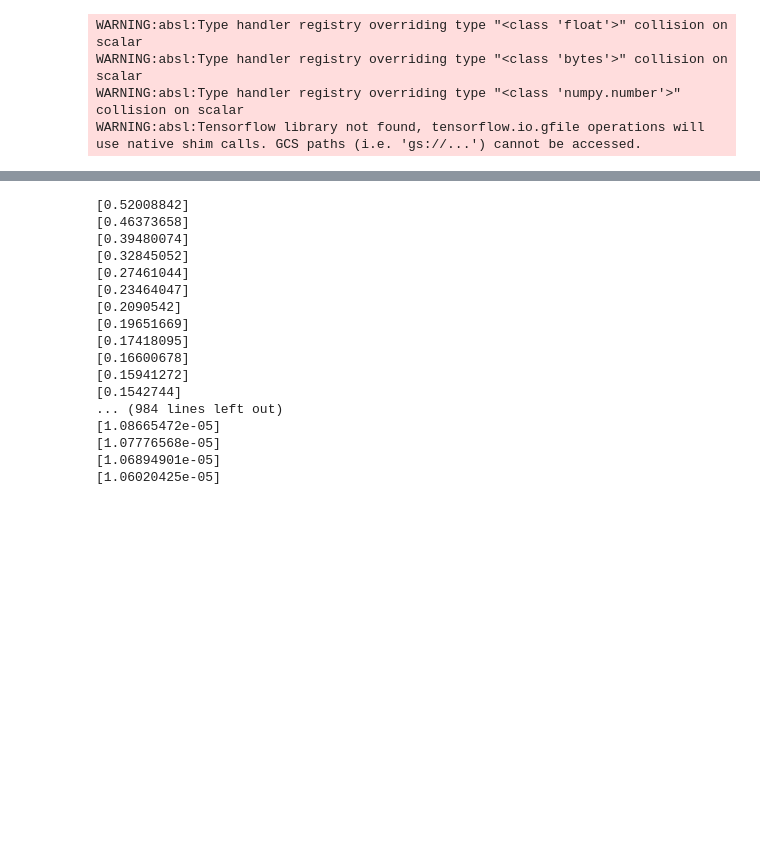
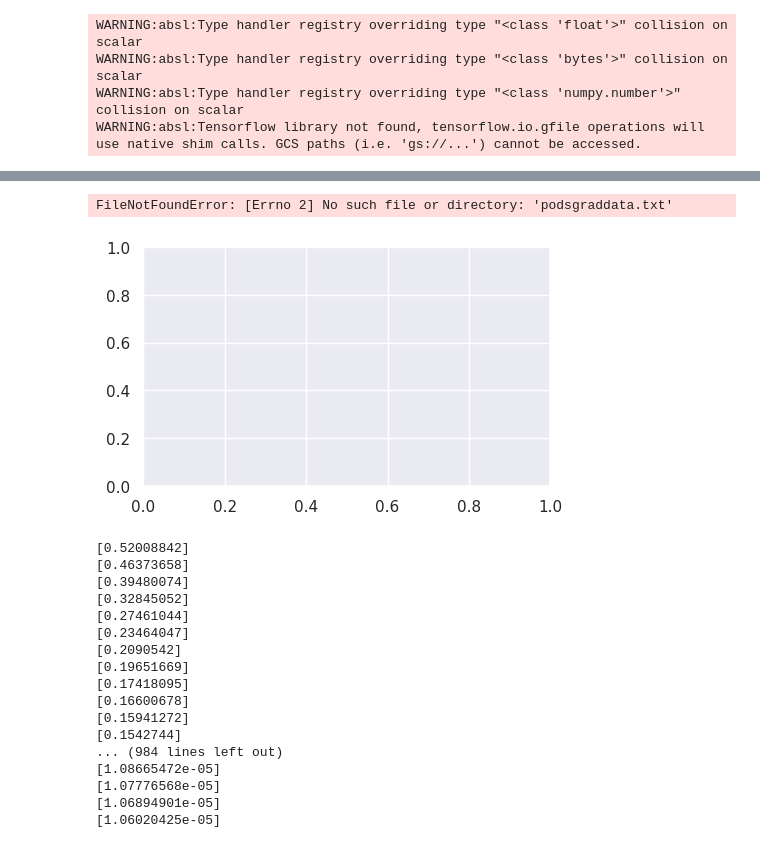
Before and after one commit to dcsteinhauser/HDS, a Jupyter notebook: run_PODS.ipynb, the cells around one changed output, grey strips where cells are left out. Cells and saved outputs as stored; diff of their text form; code cells hidden in the pictures; blank space fills up the shorter version.

```diff
--- a/run_PODS.ipynb
+++ b/run_PODS.ipynb
@@ -211,38 +212,41 @@ blues = sns.color_palette("Blues")
 oranges = sns.color_palette("Oranges")
 PODS = mpatches.Patch(color=oranges[-1], label='PODS')
 PPO = mpatches.Patch(color=blues[-1], label='PPO')
-fancy_legend = [PODS, PPO]
+fancy_legend = [PODS]
 
 
 f, ax = plt.subplots(1, 1, sharey=False, figsize=(5.25,3.1))
 # Read the data from the file
 file_path = 'podsgraddata.txt'
 data = pd.read_csv(file_path)
 data['trajectorylength'] = data['trajectorylength']
 # Calculate the mean and standard deviation across each row (excluding the 'epoch' column)
 data_mean = data.drop(columns=['trajectorylength']).mean(axis=1)
 data_std = data.drop(columns=['trajectorylength']).std(axis=1)
 
 # Plot the mean and fill between the std
 ax.plot(data['trajectorylength'], data_mean, c=oranges[-1])
 ax.fill_between(data['trajectorylength'], data_mean - data_std, data_mean + data_std, alpha=0.3, color=oranges[-1], label='Standard Deviation')
 
 
 
-ax.set_xlabel("Environment steps")
+ax.set_xlabel("Trajectory Length")
 #ax.set_xlim((0,(data.index.total_seconds()/60).max()))
 
 
 # Final cleanup
 ax.set_ylabel("Gradient Norm")
 plt.tight_layout()
 
 # Create fancy legend
 ax.legend(handles=fancy_legend, ncol=1, fontsize='small')
 # plt.tight_layout()
 
 plt.savefig("podsgradientnorm.svg", bbox_inches="tight", pad_inches=0)
 plt.show
+# %% [output]
+FileNotFoundError: [Errno 2] No such file or directory: 'podsgraddata.txt'
+[figure, added]
 # %%
 f = open("reward.txt", "w")
 g = open("actions.txt", "w")
```
Also changed, not shown: parts of 5 cells of this notebook, 1 other file.
